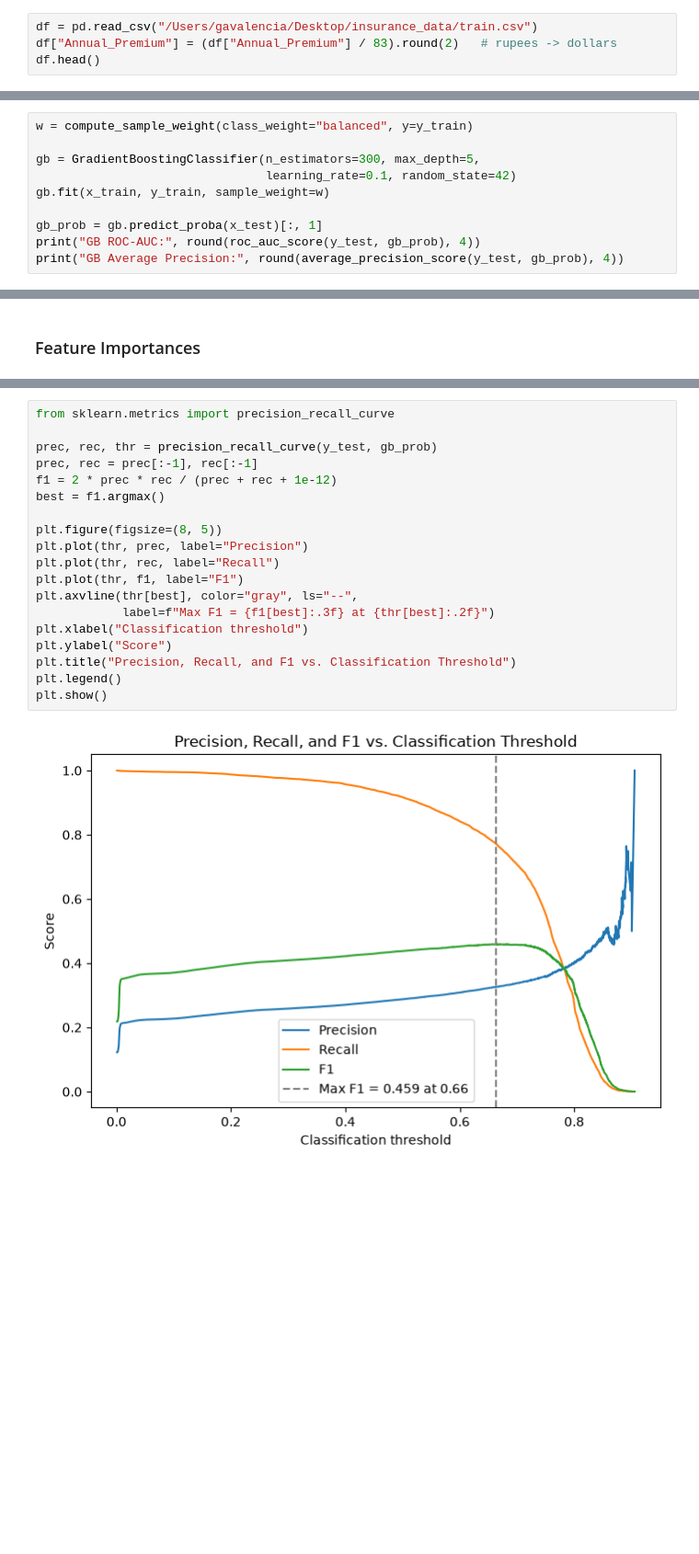
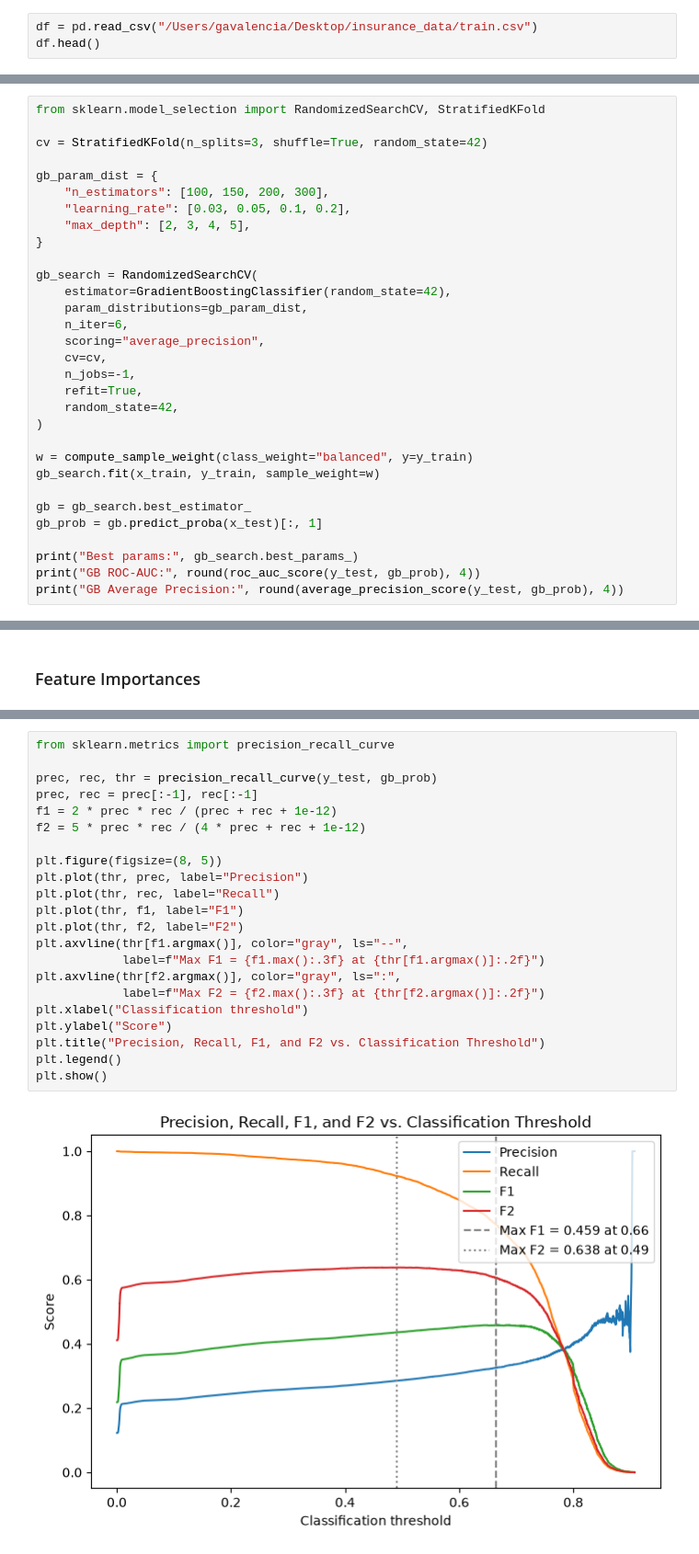
Before and after one commit to asherdata1/health-insurance-cross-sell-prediction, a Jupyter notebook: 02_notebooks/AlexFinal.ipynb, the cells around one changed output, grey strips where cells are left out. Shown at 92% size. Saved outputs shown, nothing was run; the diff lists cells and outputs as text; blank space fills up the shorter version.

```diff
--- a/02_notebooks/AlexFinal.ipynb
+++ b/02_notebooks/AlexFinal.ipynb
@@ -26,6 +26,5 @@ readability. This rescaling does not affect model performance.
 # %%
 df = pd.read_csv("/Users/gavalencia/Desktop/insurance_data/train.csv")
-df["Annual_Premium"] = (df["Annual_Premium"] / 83).round(2)   # rupees -> dollars
 df.head()
 # %% [output]
 |  | id | Gender | Age | Driving_License | Region_Code | Previously_Insured | Vehicle_Age | ... |
@@ -71,11 +78,32 @@ the data, keeping the comparison with the other models fair.
 # %%
+from sklearn.model_selection import RandomizedSearchCV, StratifiedKFold
+
+cv = StratifiedKFold(n_splits=3, shuffle=True, random_state=42)
+
+gb_param_dist = {
+    "n_estimators": [100, 150, 200, 300],
+    "learning_rate": [0.03, 0.05, 0.1, 0.2],
+    "max_depth": [2, 3, 4, 5],
+}
+
+gb_search = RandomizedSearchCV(
+    estimator=GradientBoostingClassifier(random_state=42),
+    param_distributions=gb_param_dist,
+    n_iter=6,
+    scoring="average_precision",
+    cv=cv,
+    n_jobs=-1,
+    refit=True,
+    random_state=42,
+)
+
 w = compute_sample_weight(class_weight="balanced", y=y_train)
+gb_search.fit(x_train, y_train, sample_weight=w)
 
-gb = GradientBoostingClassifier(n_estimators=300, max_depth=5,
-                                learning_rate=0.1, random_state=42)
-gb.fit(x_train, y_train, sample_weight=w)
+gb = gb_search.best_estimator_
+gb_prob = gb.predict_proba(x_test)[:, 1]
 
-gb_prob = gb.predict_proba(x_test)[:, 1]
+print("Best params:", gb_search.best_params_)
 print("GB ROC-AUC:", round(roc_auc_score(y_test, gb_prob), 4))
 print("GB Average Precision:", round(average_precision_score(y_test, gb_prob), 4))
 # %% [output]
@@ -158,22 +208,25 @@ comparison.
 # %%
 from sklearn.metrics import precision_recall_curve
 
 prec, rec, thr = precision_recall_curve(y_test, gb_prob)
 prec, rec = prec[:-1], rec[:-1]
 f1 = 2 * prec * rec / (prec + rec + 1e-12)
-best = f1.argmax()
+f2 = 5 * prec * rec / (4 * prec + rec + 1e-12)
 
 plt.figure(figsize=(8, 5))
 plt.plot(thr, prec, label="Precision")
 plt.plot(thr, rec, label="Recall")
 plt.plot(thr, f1, label="F1")
-plt.axvline(thr[best], color="gray", ls="--",
-            label=f"Max F1 = {f1[best]:.3f} at {thr[best]:.2f}")
+plt.plot(thr, f2, label="F2")
+plt.axvline(thr[f1.argmax()], color="gray", ls="--",
+            label=f"Max F1 = {f1.max():.3f} at {thr[f1.argmax()]:.2f}")
+plt.axvline(thr[f2.argmax()], color="gray", ls=":",
+            label=f"Max F2 = {f2.max():.3f} at {thr[f2.argmax()]:.2f}")
 plt.xlabel("Classification threshold")
 plt.ylabel("Score")
-plt.title("Precision, Recall, and F1 vs. Classification Threshold")
+plt.title("Precision, Recall, F1, and F2 vs. Classification Threshold")
 plt.legend()
 plt.show()
 # %% [output]
-[figure, old version]
+[figure, new version]
 # %% [markdown]
```
Also changed, not shown: parts of 9 cells of this notebook.
